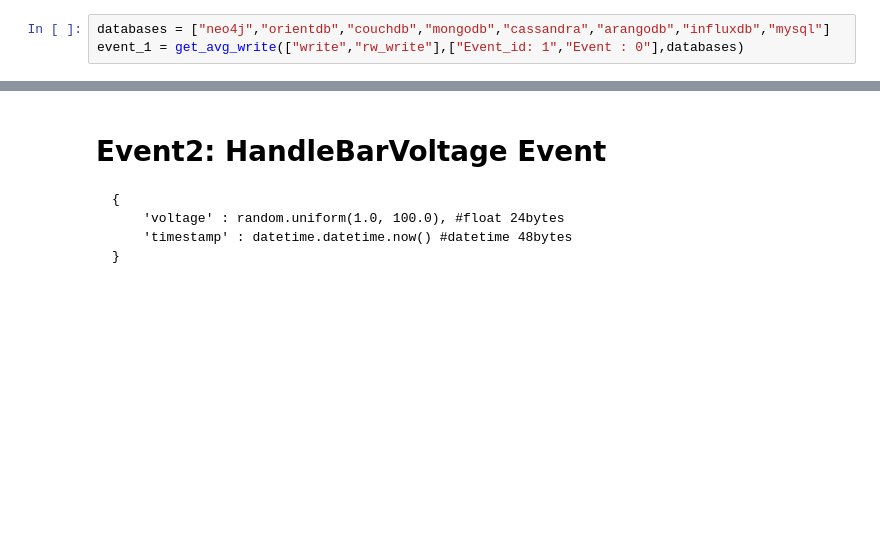
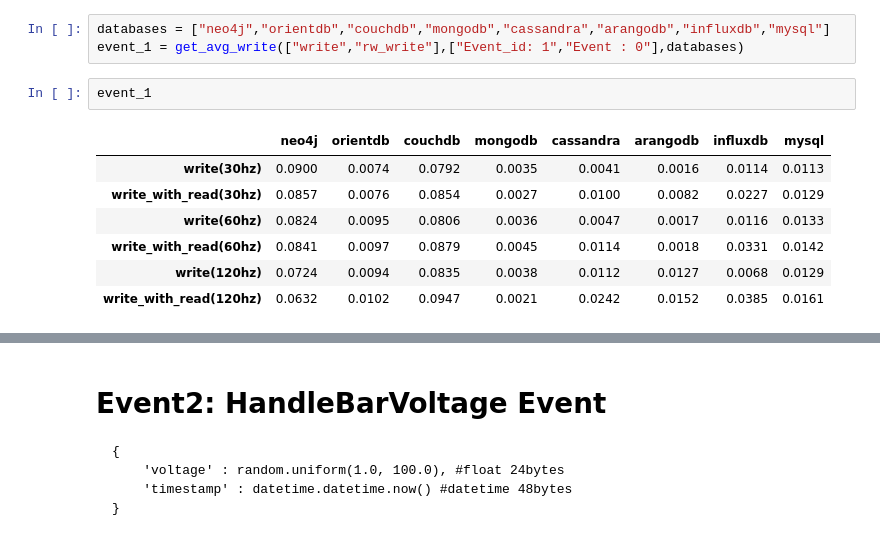
Before and after one commit to rubanraj54/research-and-developement, a Jupyter notebook: results/write_scenario.ipynb, the cells around one changed output, grey strips where cells are left out. Drawn from its saved outputs; the diff is of its cells as text; blank space fills up the shorter version.

```diff
--- a/results/write_scenario.ipynb
+++ b/results/write_scenario.ipynb
@@ -14,3 +14,13 @@
 # %%
 databases = ["neo4j","orientdb","couchdb","mongodb","cassandra","arangodb","influxdb","mysql"]
 event_1 = get_avg_write(["write","rw_write"],["Event_id: 1","Event : 0"],databases)
+# %%
+event_1
+# %% [output]
+|  | neo4j | orientdb | couchdb | mongodb | cassandra | arangodb | influxdb | mysql |
+| write(30hz) | 0.0900 | 0.0074 | 0.0792 | 0.0035 | 0.0041 | 0.0016 | 0.0114 | 0.0113 |
+| write_with_read(30hz) | 0.0857 | 0.0076 | 0.0854 | 0.0027 | 0.0100 | 0.0082 | 0.0227 | 0.0129 |
+| write(60hz) | 0.0824 | 0.0095 | 0.0806 | 0.0036 | 0.0047 | 0.0017 | 0.0116 | 0.0133 |
+| write_with_read(60hz) | 0.0841 | 0.0097 | 0.0879 | 0.0045 | 0.0114 | 0.0018 | 0.0331 | 0.0142 |
+| write(120hz) | 0.0724 | 0.0094 | 0.0835 | 0.0038 | 0.0112 | 0.0127 | 0.0068 | 0.0129 |
+| write_with_read(120hz) | 0.0632 | 0.0102 | 0.0947 | 0.0021 | 0.0242 | 0.0152 | 0.0385 | 0.0161 |
```
Also changed, not shown: parts of 2 cells of this notebook, 9 other files.
